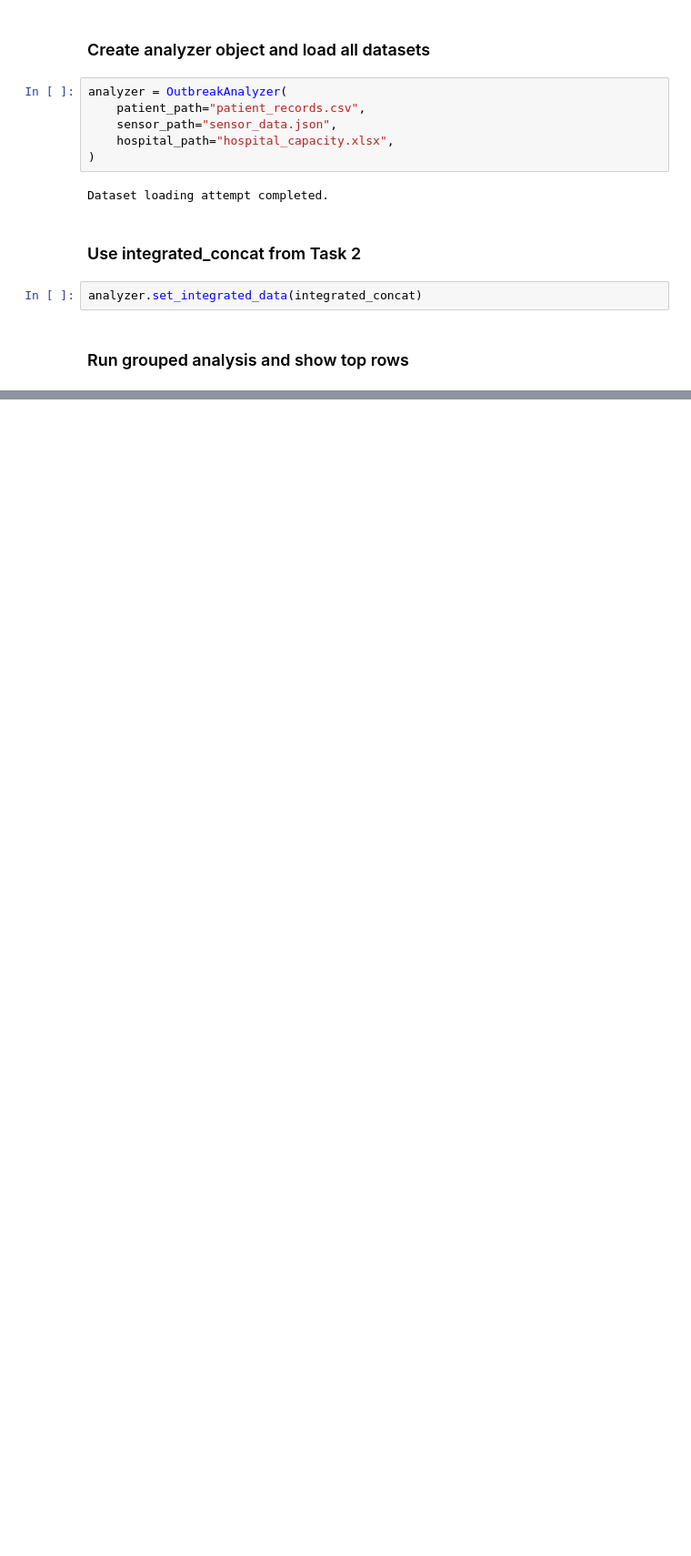
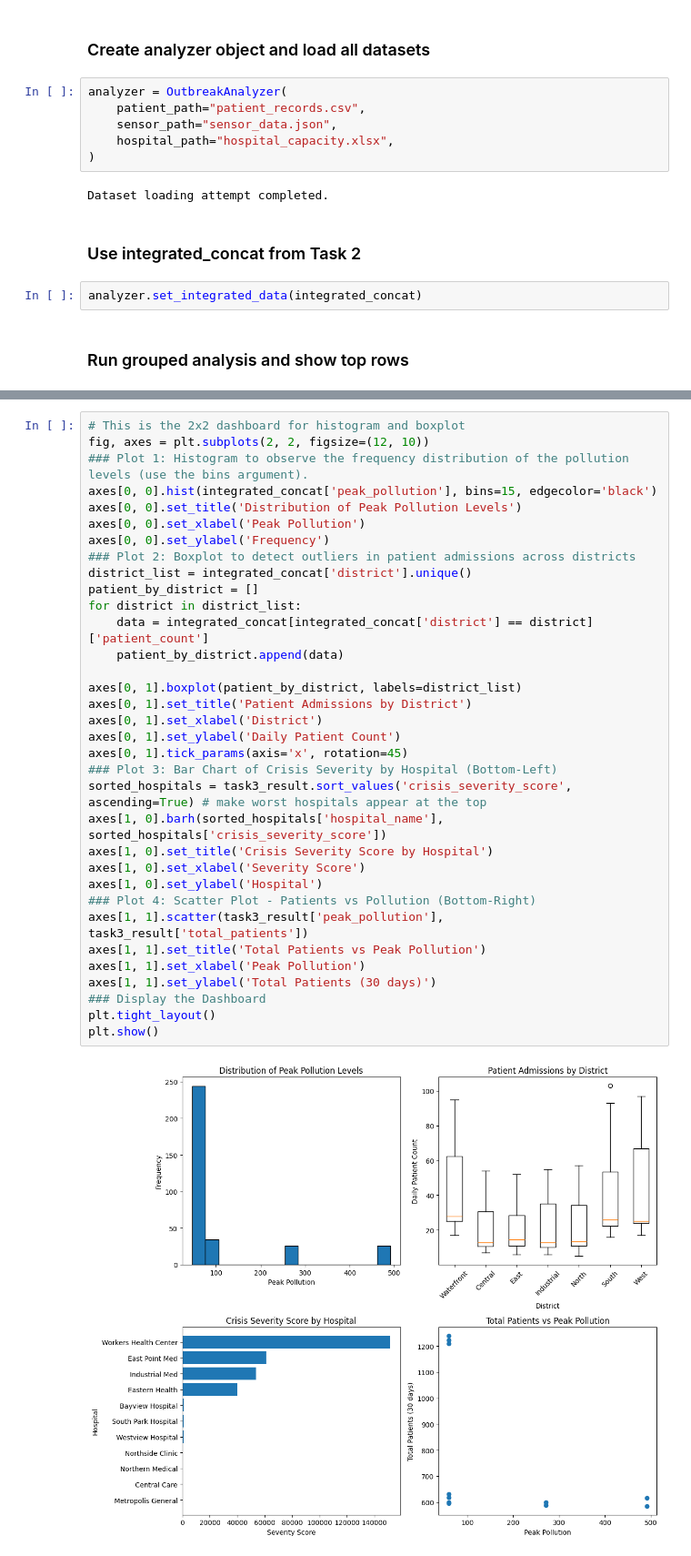
Before and after one commit to hsyen78444/WIF3009-A1, a Jupyter notebook: A1.ipynb, the cells around one changed output, grey strips where cells are left out. Shown at 91% size. Drawn from its saved outputs; the diff is of its cells as text; blank space fills up the shorter version.

Commit message:
Finish Task 4: Advanced Visualization & Exporting (Lectures 3 & 4)

```diff
--- a/A1.ipynb
+++ b/A1.ipynb
@@ -822,0 +882,36 @@ task3_result.head(10)
+# %%
+# This is the 2x2 dashboard for histogram and boxplot
+fig, axes = plt.subplots(2, 2, figsize=(12, 10))
+### Plot 1: Histogram to observe the frequency distribution of the pollution levels (use the bins argument).
+axes[0, 0].hist(integrated_concat['peak_pollution'], bins=15, edgecolor='black')
+axes[0, 0].set_title('Distribution of Peak Pollution Levels')
+axes[0, 0].set_xlabel('Peak Pollution')
+axes[0, 0].set_ylabel('Frequency')
+### Plot 2: Boxplot to detect outliers in patient admissions across districts
+district_list = integrated_concat['district'].unique()
+patient_by_district = []
+for district in district_list:
+    data = integrated_concat[integrated_concat['district'] == district]['patient_count']
+    patient_by_district.append(data)
+
+axes[0, 1].boxplot(patient_by_district, labels=district_list)
+axes[0, 1].set_title('Patient Admissions by District')
+axes[0, 1].set_xlabel('District')
+axes[0, 1].set_ylabel('Daily Patient Count')
+axes[0, 1].tick_params(axis='x', rotation=45)
+### Plot 3: Bar Chart of Crisis Severity by Hospital (Bottom-Left)
+sorted_hospitals = task3_result.sort_values('crisis_severity_score', ascending=True) # make worst hospitals appear at the top
+axes[1, 0].barh(sorted_hospitals['hospital_name'], sorted_hospitals['crisis_severity_score'])
+axes[1, 0].set_title('Crisis Severity Score by Hospital')
+axes[1, 0].set_xlabel('Severity Score')
+axes[1, 0].set_ylabel('Hospital')
+### Plot 4: Scatter Plot - Patients vs Pollution (Bottom-Right)
+axes[1, 1].scatter(task3_result['peak_pollution'], task3_result['total_patients'])
+axes[1, 1].set_title('Total Patients vs Peak Pollution')
+axes[1, 1].set_xlabel('Peak Pollution')
+axes[1, 1].set_ylabel('Total Patients (30 days)')
+### Display the Dashboard
+plt.tight_layout()
+plt.show()
+# %% [output]
+[figure, added]
```
Also changed, not shown: parts of 23 cells of this notebook, 2 other files.
